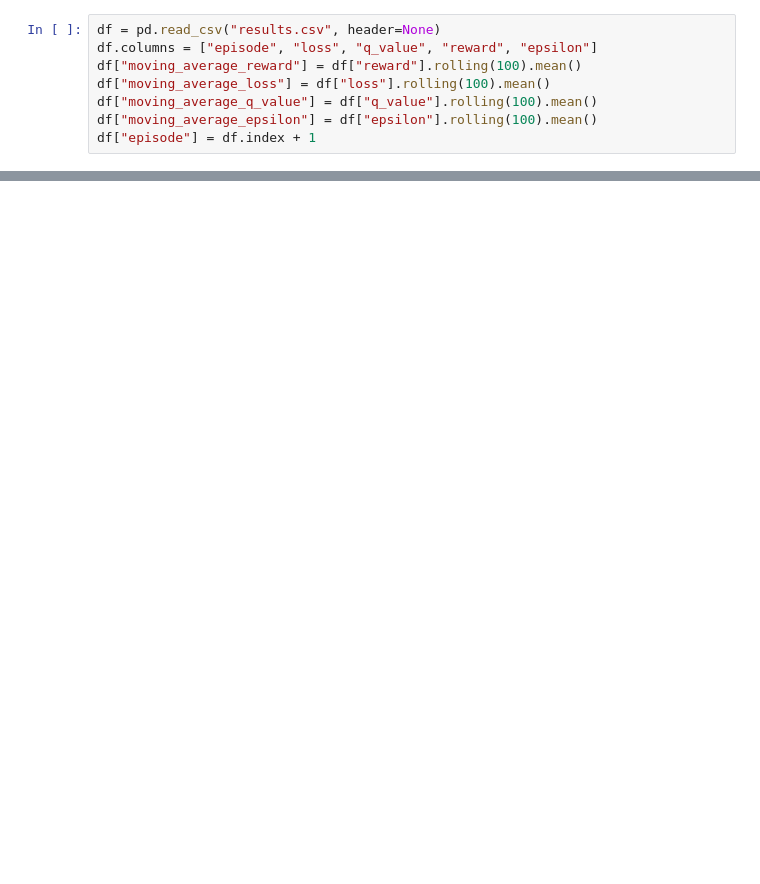
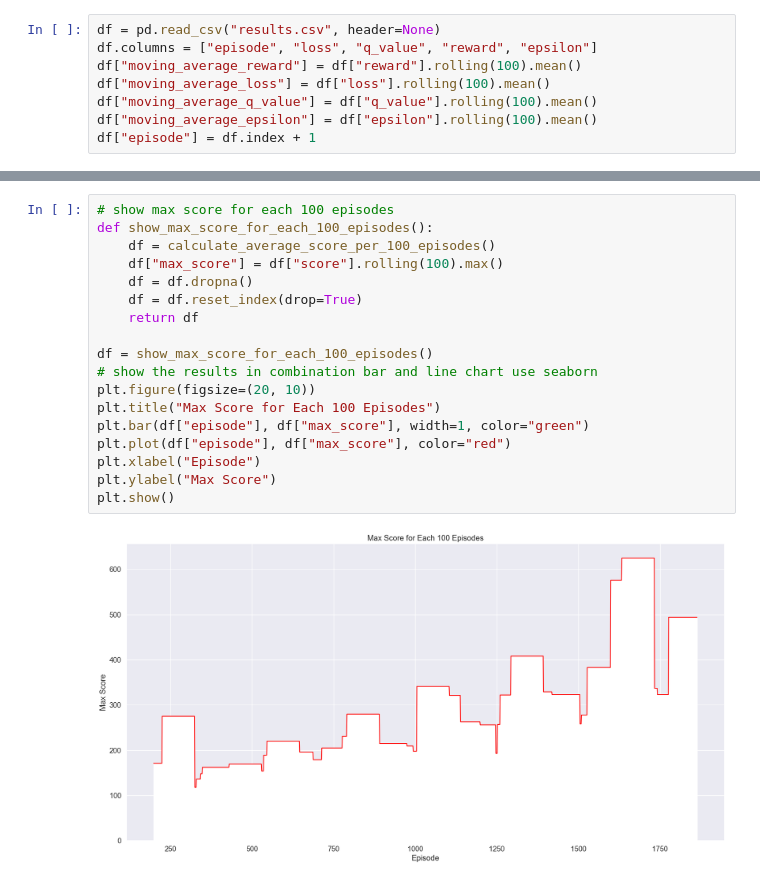
Before and after one commit to AshkanGanj/RL-Dino-DeepQLearning, a Jupyter notebook: visualization.ipynb, the cells around one changed output, grey strips where cells are left out. Cells and saved outputs as stored; diff of their text form; blank space fills up the shorter version.

Commit message:
added max score

```diff
--- a/visualization.ipynb
+++ b/visualization.ipynb
@@ -64,0 +75,20 @@ plt.show()
+# %%
+# show max score for each 100 episodes
+def show_max_score_for_each_100_episodes():
+    df = calculate_average_score_per_100_episodes()
+    df["max_score"] = df["score"].rolling(100).max()
+    df = df.dropna()
+    df = df.reset_index(drop=True)
+    return df
+
+df = show_max_score_for_each_100_episodes()
+# show the results in combination bar and line chart use seaborn
+plt.figure(figsize=(20, 10))
+plt.title("Max Score for Each 100 Episodes")
+plt.bar(df["episode"], df["max_score"], width=1, color="green")
+plt.plot(df["episode"], df["max_score"], color="red")
+plt.xlabel("Episode")
+plt.ylabel("Max Score")
+plt.show()
+# %% [output]
+[figure, added]
```
Also changed, not shown: parts of 4 cells of this notebook.
